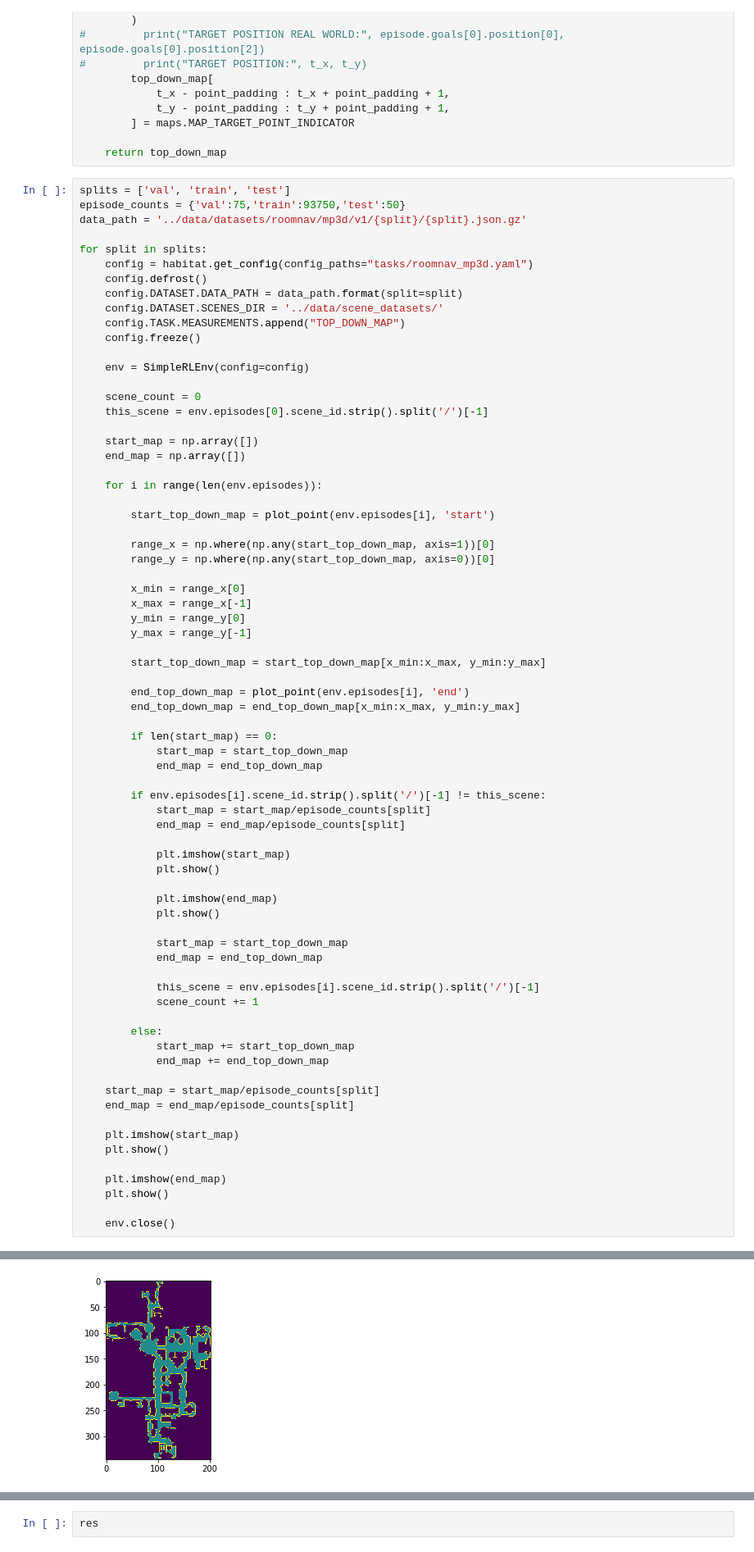
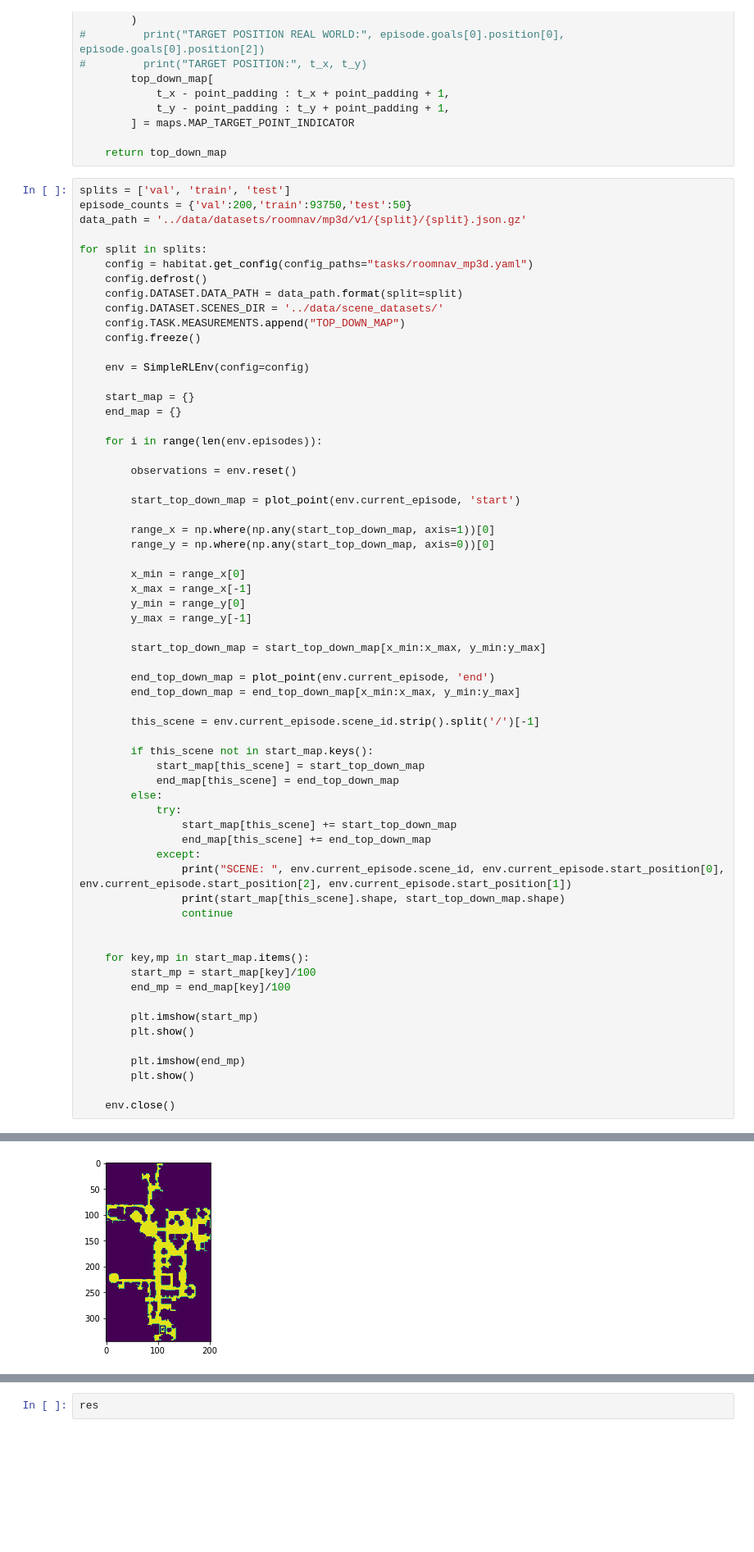
Before and after one commit to medhini/habitat-api, a Jupyter notebook: notebooks/Average_Top_Down_Maps.ipynb, the cells around one changed output, grey strips where cells are left out. Shown at 82% size. Saved outputs shown, nothing was run; the diff lists cells and outputs as text; blank space fills up the shorter version.

Commit message:
Changed top down map

```diff
--- a/notebooks/Average_Top_Down_Maps.ipynb
+++ b/notebooks/Average_Top_Down_Maps.ipynb
@@ -74,7 +75,7 @@ def plot_point(episode, point):
     return top_down_map
 # %%
 splits = ['val', 'train', 'test']
-episode_counts = {'val':75,'train':93750,'test':50}
+episode_counts = {'val':200,'train':93750,'test':50}
 data_path = '../data/datasets/roomnav/mp3d/v1/{split}/{split}.json.gz'
 
 for split in splits:
@@ -87,15 +88,14 @@ for split in splits:
 
     env = SimpleRLEnv(config=config)
 
-    scene_count = 0
-    this_scene = env.episodes[0].scene_id.strip().split('/')[-1]
-
-    start_map = np.array([])
-    end_map = np.array([])
+    start_map = {}
+    end_map = {}
 
     for i in range(len(env.episodes)):
 
-        start_top_down_map = plot_point(env.episodes[i], 'start')
+        observations = env.reset()
+
+        start_top_down_map = plot_point(env.current_episode, 'start')
 
         range_x = np.where(np.any(start_top_down_map, axis=1))[0]
         range_y = np.where(np.any(start_top_down_map, axis=0))[0]
@@ -107,41 +107,33 @@ for split in splits:
 
         start_top_down_map = start_top_down_map[x_min:x_max, y_min:y_max]
 
-        end_top_down_map = plot_point(env.episodes[i], 'end')
+        end_top_down_map = plot_point(env.current_episode, 'end')
         end_top_down_map = end_top_down_map[x_min:x_max, y_min:y_max]
 
-        if len(start_map) == 0:
-            start_map = start_top_down_map
-            end_map = end_top_down_map
+        this_scene = env.current_episode.scene_id.strip().split('/')[-1]
 
-        if env.episodes[i].scene_id.strip().split('/')[-1] != this_scene:
-            start_map = start_map/episode_counts[split]
-            end_map = end_map/episode_counts[split]
+        if this_scene not in start_map.keys():
+            start_map[this_scene] = start_top_down_map
+            end_map[this_scene] = end_top_down_map
+        else:
+            try:
+                start_map[this_scene] += start_top_down_map
+                end_map[this_scene] += end_top_down_map
+            except:
+                print("SCENE: ", env.current_episode.scene_id, env.current_episode.start_position[0], env.current_episode.start_position[2], env.current_episode.start_position[1])
+                print(start_map[this_scene].shape, start_top_down_map.shape)
+                continue
 
-            plt.imshow(start_map)
-            plt.show()
 
-            plt.imshow(end_map)
-            plt.show()
+    for key,mp in start_map.items():
+        start_mp = start_map[key]/100
+        end_mp = end_map[key]/100
 
-            start_map = start_top_down_map
-            end_map = end_top_down_map
+        plt.imshow(start_mp)
+        plt.show()
 
-            this_scene = env.episodes[i].scene_id.strip().split('/')[-1]
-            scene_count += 1
-
-        else:
-            start_map += start_top_down_map
-            end_map += end_top_down_map
-
-    start_map = start_map/episode_counts[split]
-    end_map = end_map/episode_counts[split]
-
-    plt.imshow(start_map)
-    plt.show()
-
-    plt.imshow(end_map)
-    plt.show()
+        plt.imshow(end_mp)
+        plt.show()
 
     env.close()
 # %% [output]
@@ -151 +177 @@ I0703 17:30:43.520059 69008 simulator.py:78] Loaded navmesh /private/home/medhin
-[figure, old version]
+[figure, new version]
```
Also changed, not shown: parts of 6 cells of this notebook.
